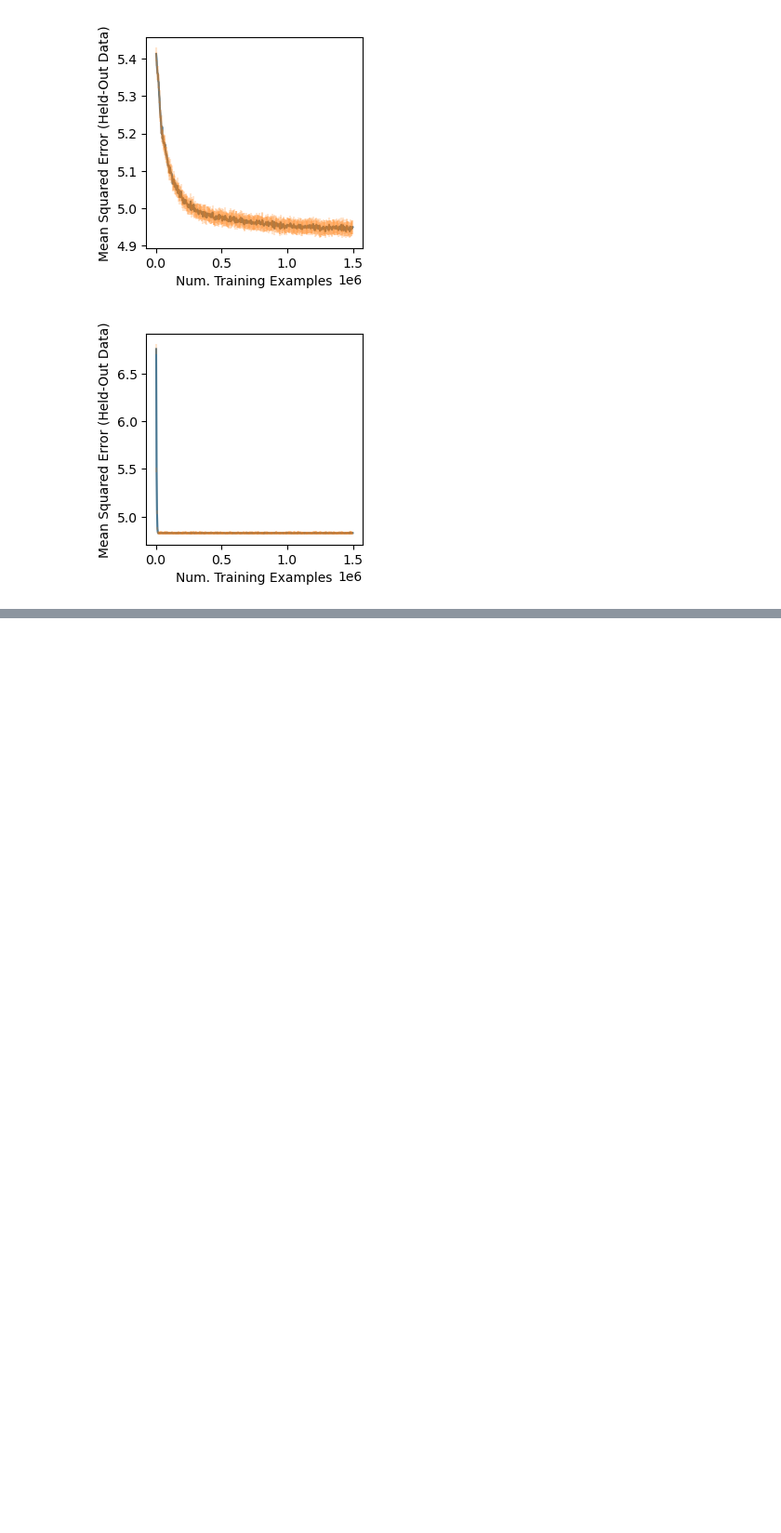
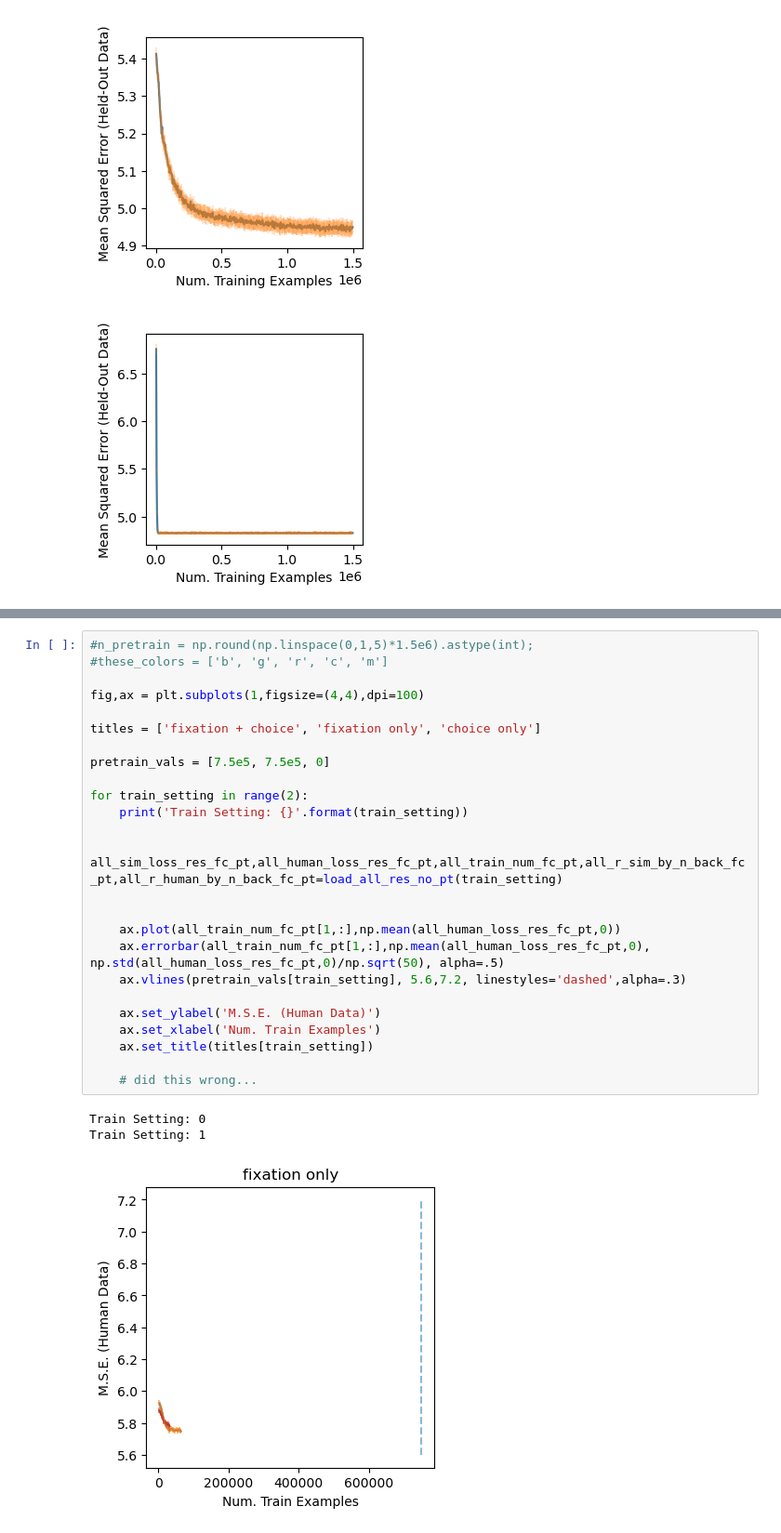
Before and after one commit to evanrussek/RNNs, a Jupyter notebook: analyze_train_sim_test_sim_hum_res.ipynb, the cells around one changed output, grey strips where cells are left out. Shown at 93% size. Saved outputs shown, nothing was run; the diff lists cells and outputs as text; blank space fills up the shorter version.

```diff
--- a/analyze_train_sim_test_sim_hum_res.ipynb
+++ b/analyze_train_sim_test_sim_hum_res.ipynb
@@ -146,0 +307,29 @@ ax.set_ylim(0,.75)
+# %%
+#n_pretrain = np.round(np.linspace(0,1,5)*1.5e6).astype(int);
+#these_colors = ['b', 'g', 'r', 'c', 'm']
+
+fig,ax = plt.subplots(1,figsize=(4,4),dpi=100)
+
+titles = ['fixation + choice', 'fixation only', 'choice only']
+
+pretrain_vals = [7.5e5, 7.5e5, 0]
+
+for train_setting in range(2):
+    print('Train Setting: {}'.format(train_setting))
+
+    all_sim_loss_res_fc_pt,all_human_loss_res_fc_pt,all_train_num_fc_pt,all_r_sim_by_n_back_fc_pt,all_r_human_by_n_back_fc_pt=load_all_res_no_pt(train_setting)
+
+
+    ax.plot(all_train_num_fc_pt[1,:],np.mean(all_human_loss_res_fc_pt,0))
+    ax.errorbar(all_train_num_fc_pt[1,:],np.mean(all_human_loss_res_fc_pt,0), np.std(all_human_loss_res_fc_pt,0)/np.sqrt(50), alpha=.5)
+    ax.vlines(pretrain_vals[train_setting], 5.6,7.2, linestyles='dashed',alpha=.3)
+
+    ax.set_ylabel('M.S.E. (Human Data)')
+    ax.set_xlabel('Num. Train Examples')
+    ax.set_title(titles[train_setting])
+
+    # did this wrong...
+# %% [output]
+Train Setting: 0
+Train Setting: 1
+[figure, added]
```
Also changed, not shown: parts of 7 cells of this notebook, 10 other files.
